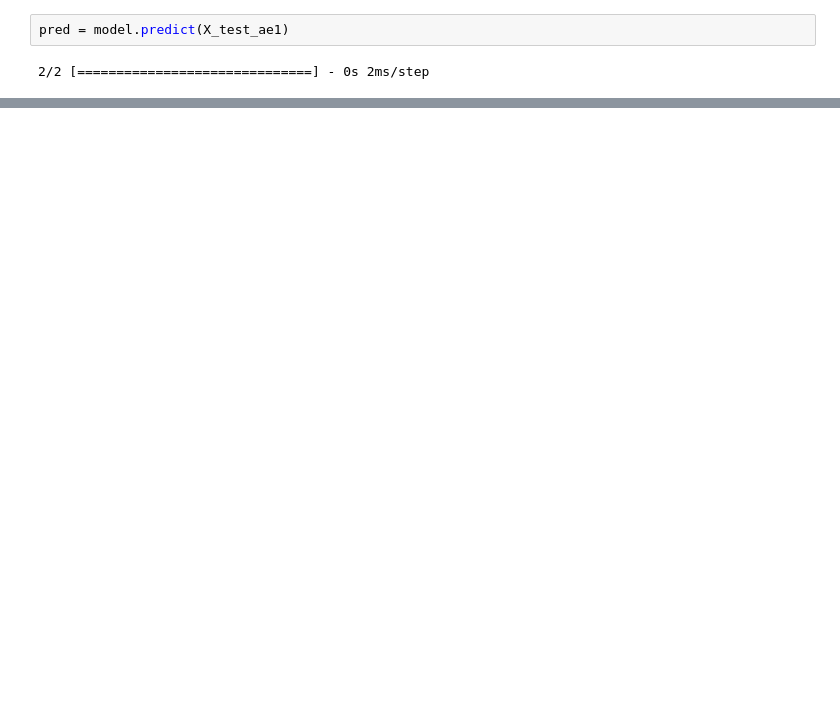
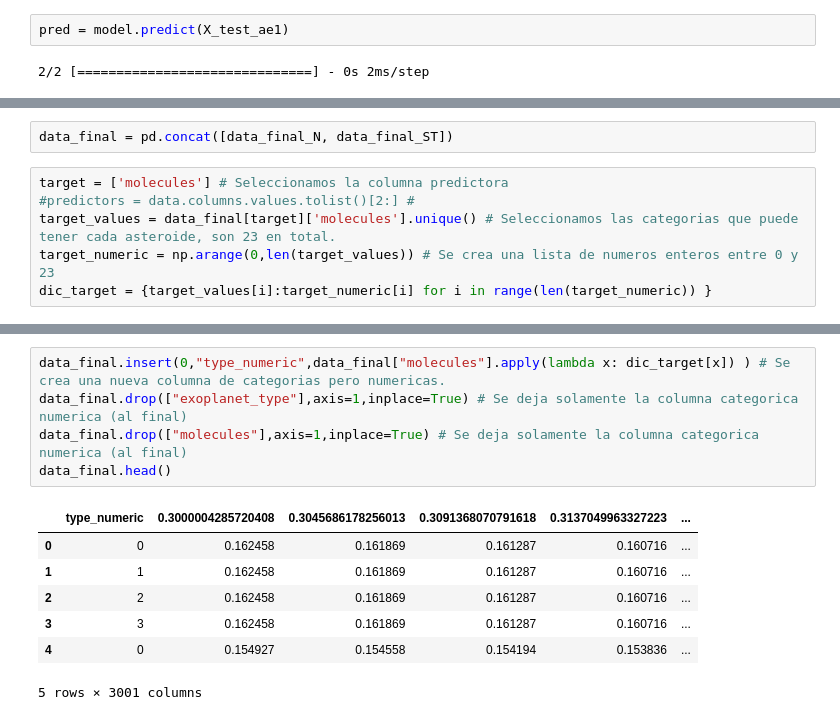
Before and after one commit to sergioduquem15/ExoSpectrum, a Jupyter notebook: ANN_implementation.ipynb, the cells around one changed output, grey strips where cells are left out. Drawn from its saved outputs; the diff is of its cells as text; blank space fills up the shorter version.

```diff
--- a/ANN_implementation.ipynb
+++ b/ANN_implementation.ipynb
@@ -150,0 +162,8 @@ y_data = pd.read_csv("y_data.csv").to_numpy() # Se obtiene las categorias con va
+# %%
+data_final = pd.concat([data_final_N, data_final_ST])
+# %%
+target = ['molecules'] # Seleccionamos la columna predictora
+#predictors = data.columns.values.tolist()[2:] #
+target_values = data_final[target]['molecules'].unique() # Seleccionamos las categorias que puede tener cada asteroide, son 23 en total.
+target_numeric = np.arange(0,len(target_values)) # Se crea una lista de numeros enteros entre 0 y 23
+dic_target = {target_values[i]:target_numeric[i] for i in range(len(target_numeric)) }
@@ -150,0 +174,13 @@ y_data = pd.read_csv("y_data.csv").to_numpy() # Se obtiene las categorias con va
+# %%
+data_final.insert(0,"type_numeric",data_final["molecules"].apply(lambda x: dic_target[x]) ) # Se crea una nueva columna de categorias pero numericas.
+data_final.drop(["exoplanet_type"],axis=1,inplace=True) # Se deja solamente la columna categorica numerica (al final)
+data_final.drop(["molecules"],axis=1,inplace=True) # Se deja solamente la columna categorica numerica (al final)
+data_final.head()
+# %% [output]
+|  | type_numeric | 0.3000004285720408 | 0.3045686178256013 | 0.3091368070791618 | 0.3137049963327223 | ... |
+| 0 | 0 | 0.162458 | 0.161869 | 0.161287 | 0.160716 | ... |
+| 1 | 1 | 0.162458 | 0.161869 | 0.161287 | 0.160716 | ... |
+| 2 | 2 | 0.162458 | 0.161869 | 0.161287 | 0.160716 | ... |
+| 3 | 3 | 0.162458 | 0.161869 | 0.161287 | 0.160716 | ... |
+| 4 | 0 | 0.154927 | 0.154558 | 0.154194 | 0.153836 | ... |
+5 rows × 3001 columns
```
Also changed, not shown: parts of 24 cells of this notebook, 1 other file.
